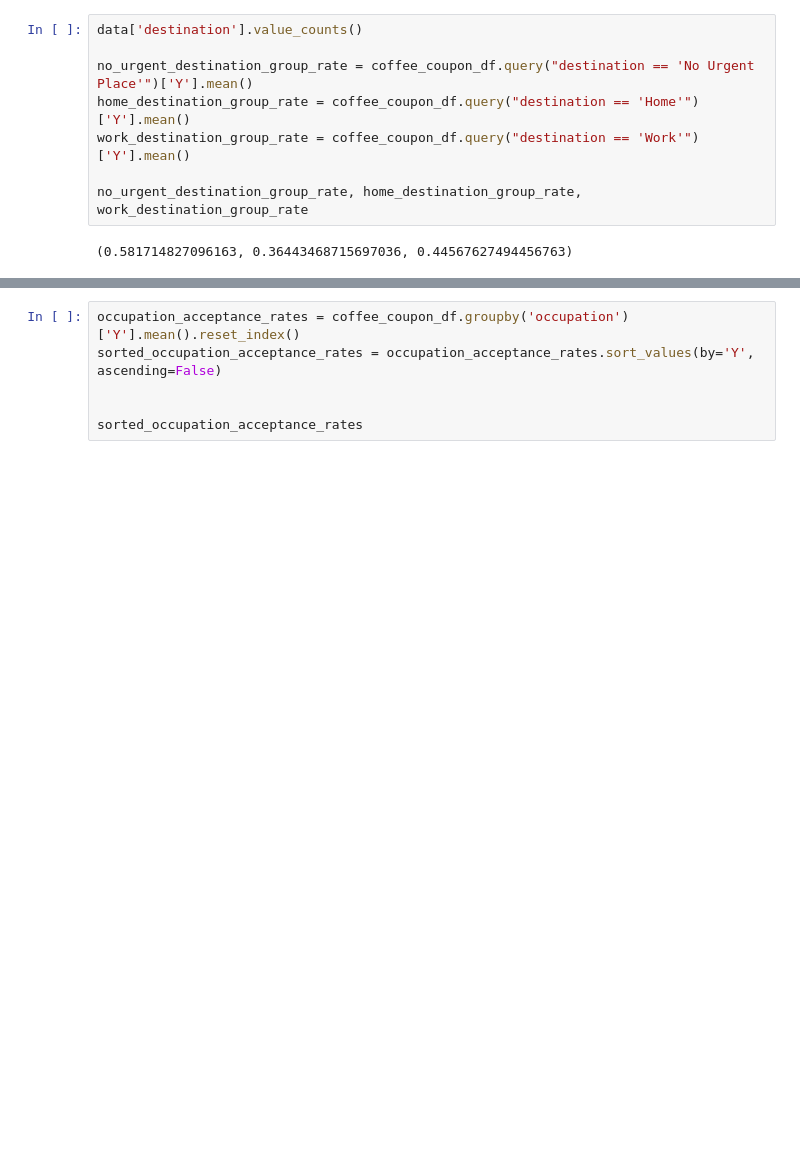
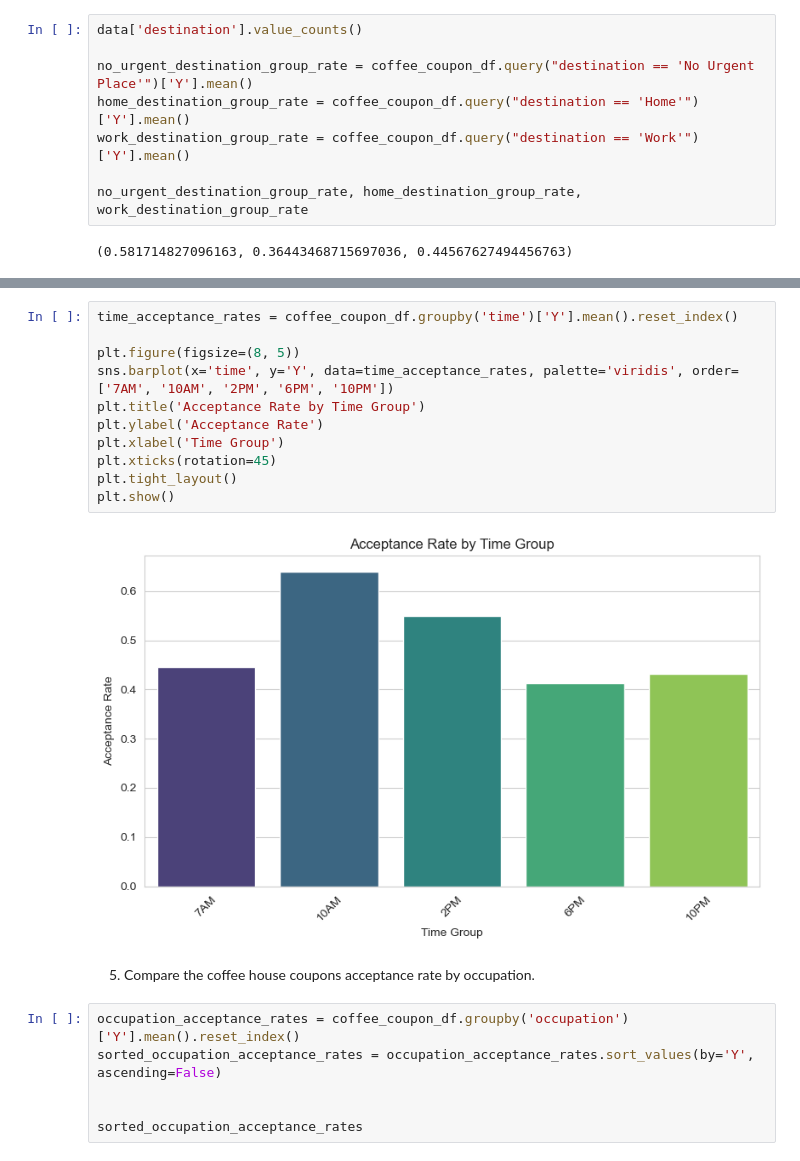
Before and after one commit to iffj/ai-ml-portfolio, a Jupyter notebook: assignment_1/prompt.ipynb, the cells around one changed output, grey strips where cells are left out. Drawn from its saved outputs; the diff is of its cells as text; blank space fills up the shorter version.

```diff
--- a/assignment_1/prompt.ipynb
+++ b/assignment_1/prompt.ipynb
@@ -332,3 +353,18 @@ morning_group_rate, afternoon_group_rate, evening_group_rate
+# %%
+time_acceptance_rates = coffee_coupon_df.groupby('time')['Y'].mean().reset_index()
+
+plt.figure(figsize=(8, 5))
+sns.barplot(x='time', y='Y', data=time_acceptance_rates, palette='viridis', order=['7AM', '10AM', '2PM', '6PM', '10PM'])
+plt.title('Acceptance Rate by Time Group')
+plt.ylabel('Acceptance Rate')
+plt.xlabel('Time Group')
+plt.xticks(rotation=45)
+plt.tight_layout()
+plt.show()
+# %% [output]
+[figure, added]
+# %% [markdown]
+5. Compare the coffee house coupons acceptance rate by occupation.
 # %%
 occupation_acceptance_rates = coffee_coupon_df.groupby('occupation')['Y'].mean().reset_index()
 sorted_occupation_acceptance_rates = occupation_acceptance_rates.sort_values(by='Y', ascending=False)
```
Also changed, not shown: parts of 19 cells of this notebook, 2 other files.
